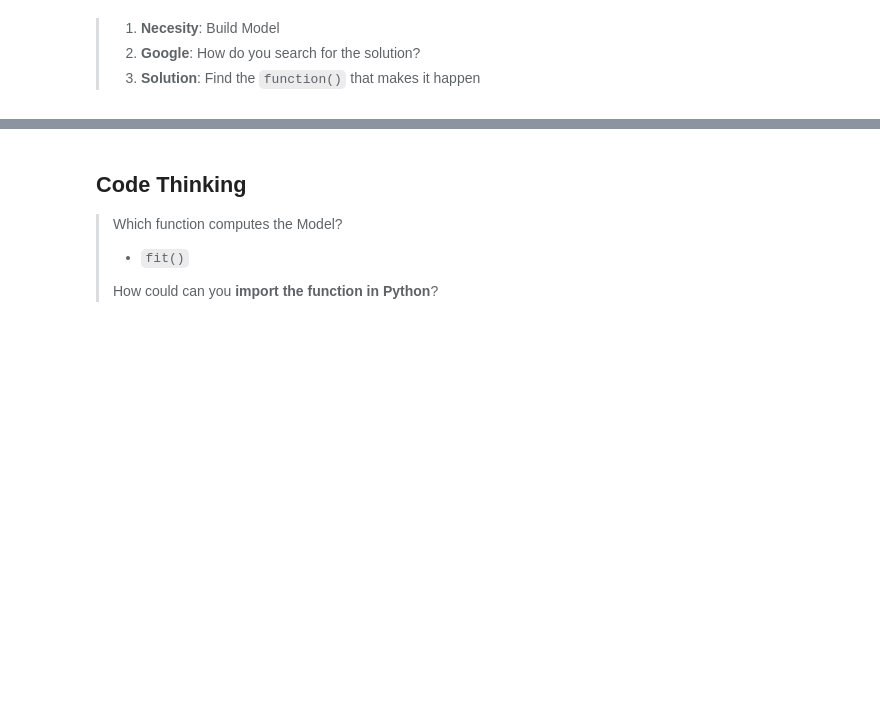
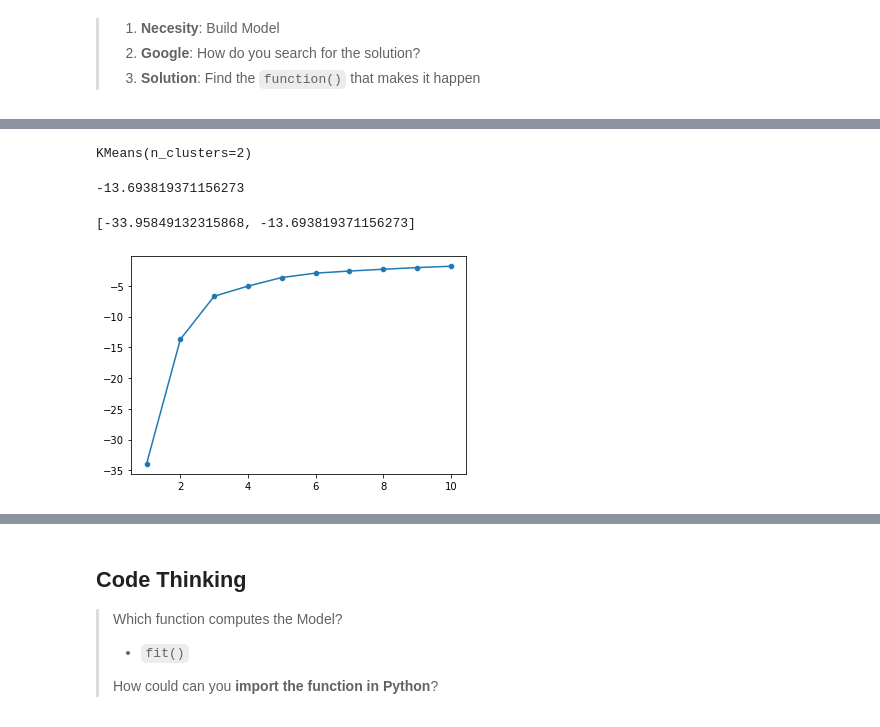
Before and after one commit to apoboldon/machine-learning-program, a Jupyter notebook: #09. Cluster Analysis con k-Means/09practice.ipynb, the cells around one changed output, grey strips where cells are left out. Cells and saved outputs as stored; diff of their text form; code cells hidden in the pictures; blank space fills up the shorter version.

```diff
--- a/#09. Cluster Analysis con k-Means/09practice.ipynb
+++ b/#09. Cluster Analysis con k-Means/09practice.ipynb
@@ -75,0 +126,10 @@ model=KMeans(n_clusters=7)
+# %%
+model.fit(X=dfnorm)
+# %% [output]
+KMeans(n_clusters=2)
+# %%
+inercia = model.score(X=dfnorm)
+# %%
+inercia
+# %% [output]
+-13.693819371156273
@@ -75,0 +138,23 @@ model=KMeans(n_clusters=7)
+# %%
+error
+# %% [output]
+[-33.95849132315868, -13.693819371156273]
+# %%
+error = []
+# %%
+for pepa in [1, 2, 3, 4, 5, 6, 7, 8, 9, 10]:
+
+    model=KMeans(n_clusters=pepa)
+
+    model.fit(X=dfnorm)
+
+    inercia = model.score(X=dfnorm)
+
+    error.append(inercia)
+
+    error
+# %%
+sns.scatterplot(y=error, x=list(range(1, 11)))
+sns.lineplot(y=error, x=list(range(1, 11)));
+# %% [output]
+[figure, added]
```
Also changed, not shown: parts of 45 cells of this notebook, 1 other file.
